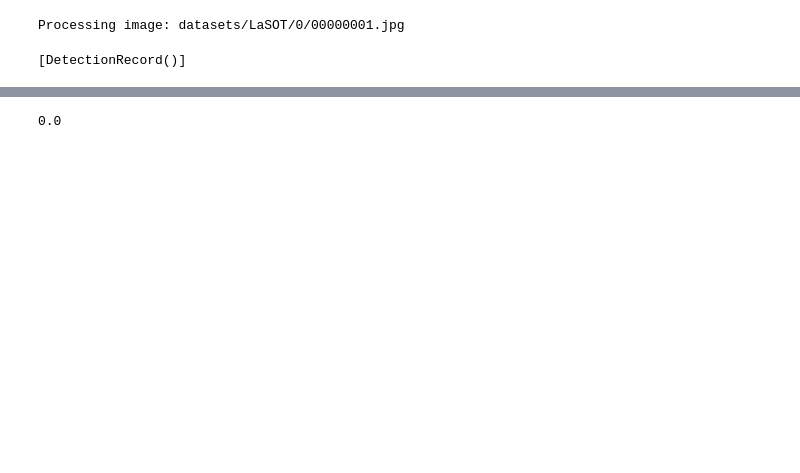
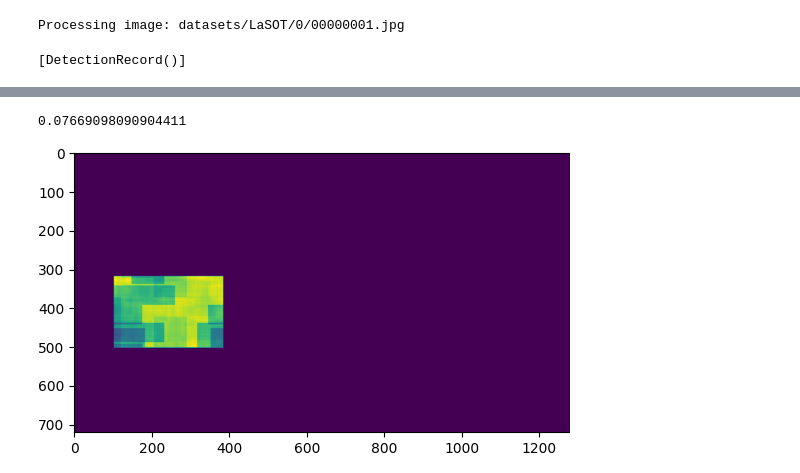
Before and after one commit to santiago-calderon-pena/IncX, a Jupyter notebook: metrics-saliency.ipynb, the cells around one changed output, grey strips where cells are left out. Cells and saved outputs as stored; diff of their text form; code cells hidden in the pictures; blank space fills up the shorter version.

```diff
--- a/metrics-saliency.ipynb
+++ b/metrics-saliency.ipynb
@@ -80,6 +80,7 @@ compute_insertion(model, saliency_map, img, class_index, bounding_box, divisions
 # %%
 from incremental_explainer.metrics.epg import compute_energy_based_pointing_game
 
-compute_energy_based_pointing_game(saliency_map, bounding_box)
+compute_energy_based_pointing_game(saliency_map, bounding_box, verbose=True)
 # %% [output]
-0.0
+0.07669098090904411
+[figure, added]
```
Also changed, not shown: parts of 7 cells of this notebook.
